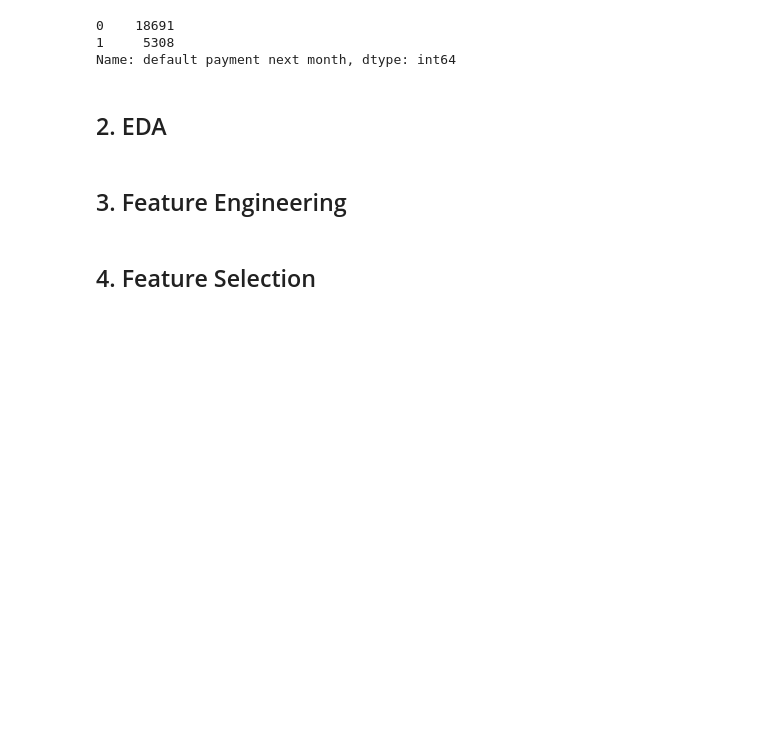
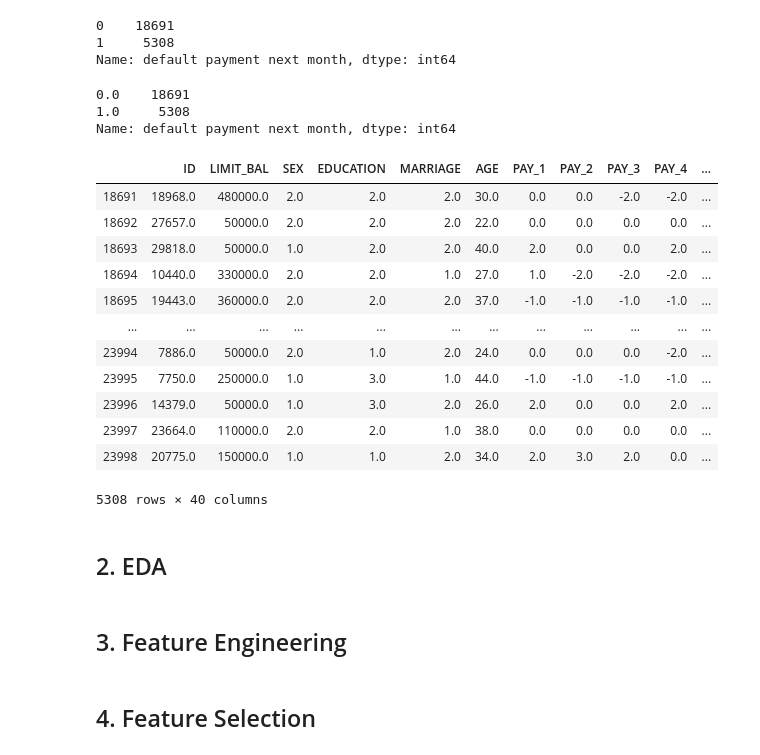
Before and after one commit to coreyryanhanson/nyc-mhtn-ds-010620-lectures, a Jupyter notebook: week-9/classification-assessment/working_assessment.ipynb, the cells around one changed output. Drawn from its saved outputs; the diff is of its cells as text; code cells hidden in the pictures; blank space fills up the shorter version.

```diff
--- a/week-9/classification-assessment/working_assessment.ipynb
+++ b/week-9/classification-assessment/working_assessment.ipynb
@@ -207,6 +214,33 @@ df['default payment next month'].value_counts()
 0    18691
 1     5308
 Name: default payment next month, dtype: int64
+# %%
+df["default payment next month"].value_counts()
+# %% [output]
+0.0    18691
+1.0     5308
+Name: default payment next month, dtype: int64
+# %%
+def class_imbalance(df, column, majority_val, minority_val, random_state):
+    majority, minority = df[df[column]==majority_val], df[df[column]==minority_val]
+    return simple_upscale(majority, minority, random_state)
+def simple_upscale(majority, minority, random_state):
+    return resample(survived, replace=True, n_samples=len(deceased), random_state=random_state)
+class_imbalance(df, "default payment next month", 0, 1, 23)
+# %% [output]
+|  | ID | LIMIT_BAL | SEX | EDUCATION | MARRIAGE | AGE | PAY_1 | PAY_2 | PAY_3 | PAY_4 | ... |
+| 18691 | 18968.0 | 480000.0 | 2.0 | 2.0 | 2.0 | 30.0 | 0.0 | 0.0 | -2.0 | -2.0 | ... |
+| 18692 | 27657.0 | 50000.0 | 2.0 | 2.0 | 2.0 | 22.0 | 0.0 | 0.0 | 0.0 | 0.0 | ... |
+| 18693 | 29818.0 | 50000.0 | 1.0 | 2.0 | 2.0 | 40.0 | 2.0 | 0.0 | 0.0 | 2.0 | ... |
+| 18694 | 10440.0 | 330000.0 | 2.0 | 2.0 | 1.0 | 27.0 | 1.0 | -2.0 | -2.0 | -2.0 | ... |
+| 18695 | 19443.0 | 360000.0 | 2.0 | 2.0 | 2.0 | 37.0 | -1.0 | -1.0 | -1.0 | -1.0 | ... |
+| ... | ... | ... | ... | ... | ... | ... | ... | ... | ... | ... | ... |
+| 23994 | 7886.0 | 50000.0 | 2.0 | 1.0 | 2.0 | 24.0 | 0.0 | 0.0 | 0.0 | -2.0 | ... |
+| 23995 | 7750.0 | 250000.0 | 1.0 | 3.0 | 1.0 | 44.0 | -1.0 | -1.0 | -1.0 | -1.0 | ... |
+| 23996 | 14379.0 | 50000.0 | 1.0 | 3.0 | 2.0 | 26.0 | 2.0 | 0.0 | 0.0 | 2.0 | ... |
+| 23997 | 23664.0 | 110000.0 | 2.0 | 2.0 | 1.0 | 38.0 | 0.0 | 0.0 | 0.0 | 0.0 | ... |
+| 23998 | 20775.0 | 150000.0 | 1.0 | 1.0 | 2.0 | 34.0 | 2.0 | 3.0 | 2.0 | 0.0 | ... |
+5308 rows × 40 columns
 # %% [markdown]
 ## 2. EDA
 # %% [markdown]
```
Also changed, not shown: parts of 1 cell of this notebook.
